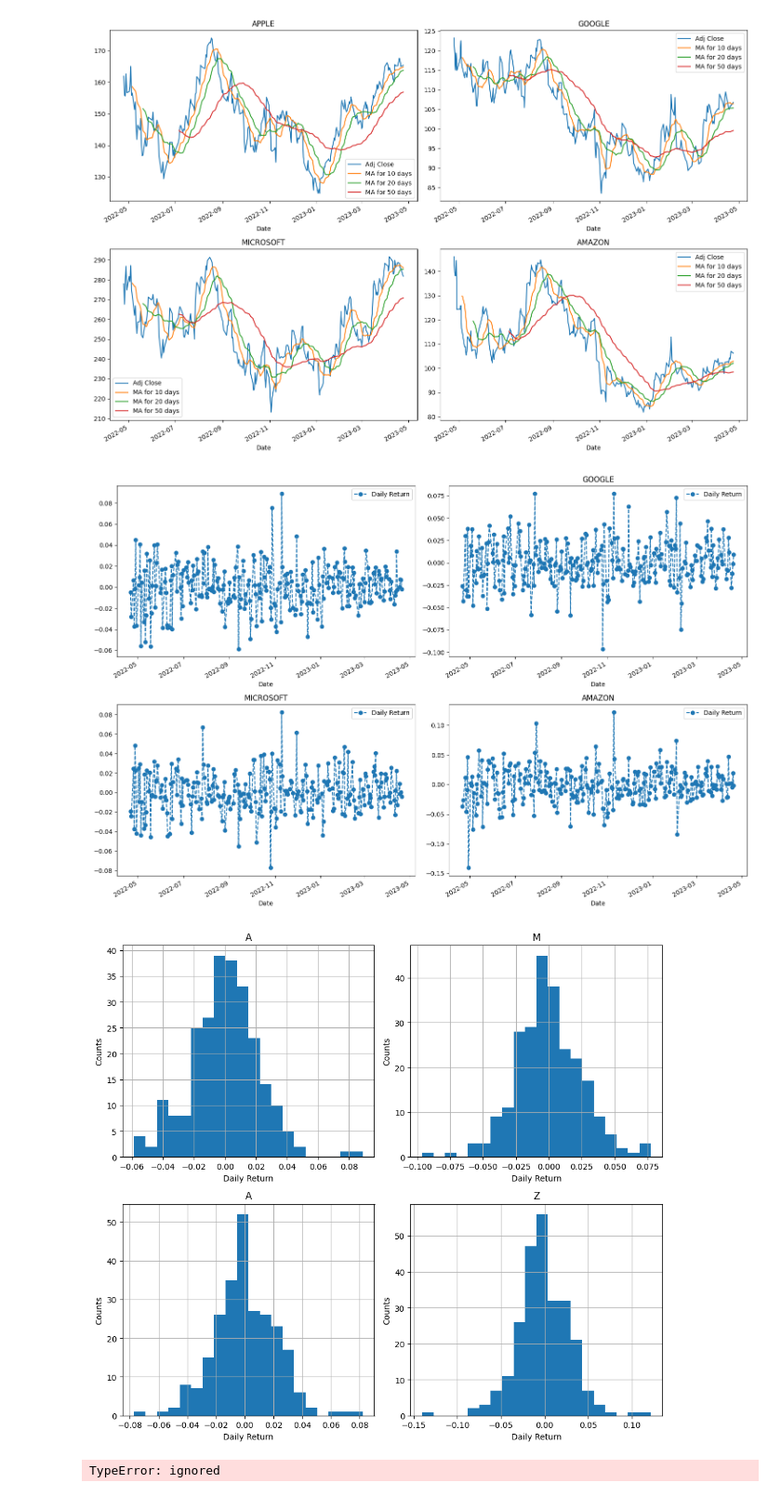
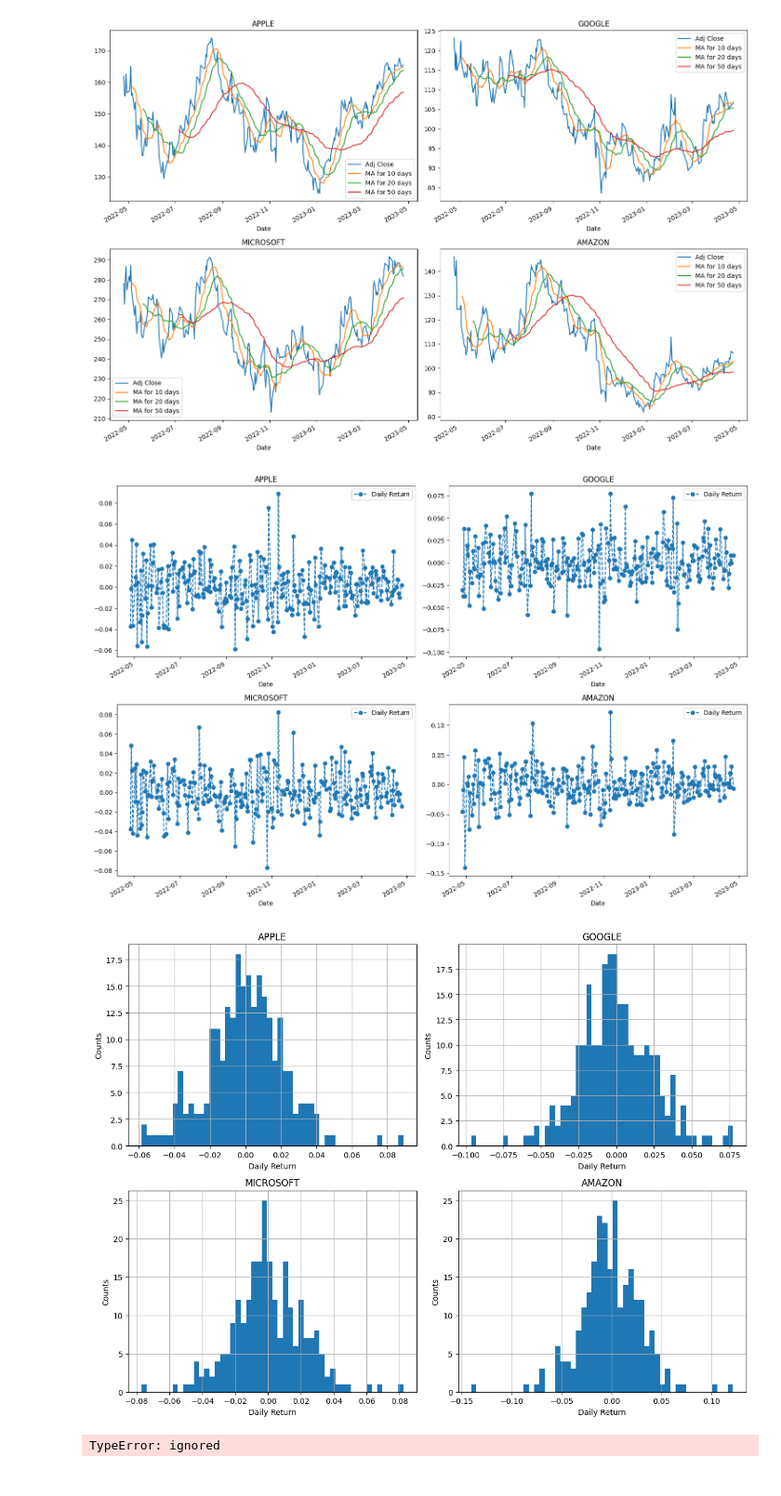
Before and after one commit to earo12/Stock-Market-Analysis, a Jupyter notebook: Stock_Market_Analysis.ipynb, the cells around one changed output. Shown at 93% size. Saved outputs shown, nothing was run; the diff lists cells and outputs as text; code cells hidden in the pictures.

Commit message:
Fixed histogram visualization

```diff
--- a/Stock_Market_Analysis.ipynb
+++ b/Stock_Market_Analysis.ipynb
@@ -115,42 +115,44 @@ fig.tight_layout()
 # %% [output]
 [figure]
 # %%
-for company in com_lis:
+for company in company_list:
     company['Daily Return'] = company['Adj Close'].pct_change()
 
-
-fig, axes = plt.subplots(nrows = 2, ncols = 2)
+# Then we'll plot the daily return percentage
+fig, axes = plt.subplots(nrows=2, ncols=2)
 fig.set_figheight(10)
 fig.set_figwidth(15)
 
-AAPL['Daily Return'].plot(ax = axes[0,0], legend = True, linestyle = '--', marker = 'o')
-axes[0,1].set_title('APPLE')
+AAPL['Daily Return'].plot(ax=axes[0,0], legend=True, linestyle='--', marker='o')
+axes[0,0].set_title('APPLE')
 
-GOOG['Daily Return'].plot(ax = axes[0,1], legend = True, linestyle = '--', marker = 'o')
+GOOG['Daily Return'].plot(ax=axes[0,1], legend=True, linestyle='--', marker='o')
 axes[0,1].set_title('GOOGLE')
 
-MSFT['Daily Return'].plot(ax = axes[1,0], legend = True, linestyle = '--', marker ='o')
+MSFT['Daily Return'].plot(ax=axes[1,0], legend=True, linestyle='--', marker='o')
 axes[1,0].set_title('MICROSOFT')
 
-AMZN['Daily Return'].plot(ax = axes[1,1], legend = True, linestyle = '--', marker = 'o')
+AMZN['Daily Return'].plot(ax=axes[1,1], legend=True, linestyle='--', marker='o')
 axes[1,1].set_title('AMAZON')
 
 fig.tight_layout()
 # %% [output]
-[figure, old version]
+[figure, new version]
 # %%
 #histogram
 
-plt.figure(figsize = (10,9))
-for i, c in enumerate(com_lis, 1):
-  plt.subplot(2,2,i)
-  c['Daily Return'].hist(bins = 20)
-  plt.xlabel('Daily Return')
-  plt.ylabel('Counts')
-  plt.title(f'{com_name[i-1]}')
+plt.figure(figsize=(12, 9))
+
+for i, company in enumerate(company_list, 1):
+    plt.subplot(2, 2, i)
+    company['Daily Return'].hist(bins=50)
+    plt.xlabel('Daily Return')
+    plt.ylabel('Counts')
+    plt.title(f'{company_name[i - 1]}')
+
 plt.tight_layout()
 # %% [output]
-[figure, old version]
+[figure, new version]
 # %%
 closing_df = pdr.get_data_yahoo(tec_lis, start=start, end=end)['Adj Close']
 
```
